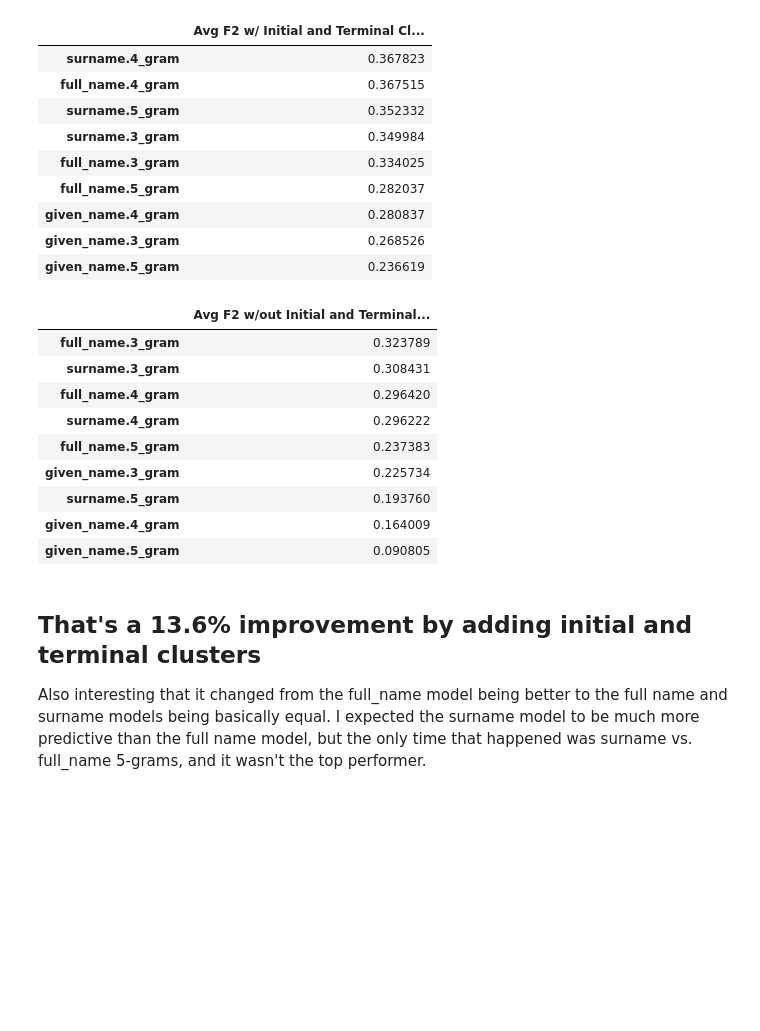
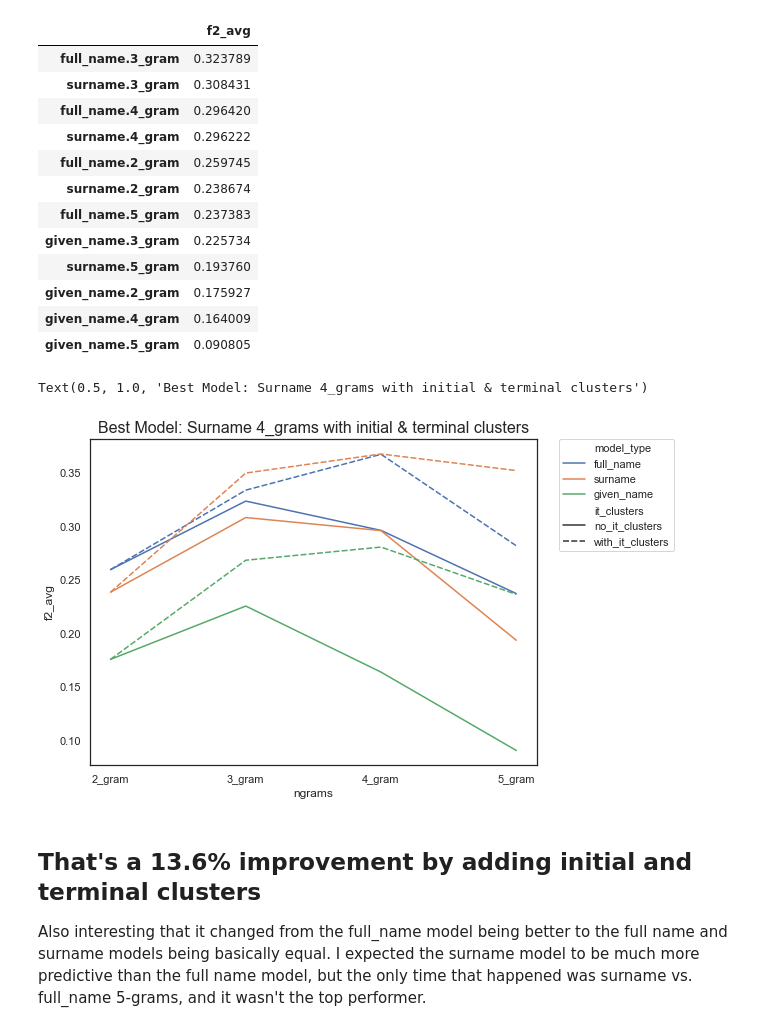
Before and after one commit to EricPostMaster/Are-You-Irish-Classifier, a Jupyter notebook: irish_name_model_maker.ipynb, the cells around one changed output. Saved outputs shown, nothing was run; the diff lists cells and outputs as text; code cells hidden in the pictures; blank space fills up the shorter version.

Commit message:
Model performance comparison image

```diff
--- a/irish_name_model_maker.ipynb
+++ b/irish_name_model_maker.ipynb
@@ -56,7 +56,7 @@ def ngram_creator(term_list, n=3):
         i = str(i)
         i = re.sub('[^A-Za-z0-9]+', '', i) # Remove any punctuation, spaces, and special characters
         i = i.lower()
-        # i = "^"+i+"$"  # Add initial and terminal clusters
+        i = "^"+i+"$"  # Add initial and terminal clusters
         word_grams = []
         gram_string = ""
         for j in range(gram_length,100):
@@ -156,7 +156,7 @@ def summarize_model(df, target, model_type, n):
 
     return model_summary_dict
 # %%
-n_length = [3,4,5]
+n_length = [2,3,4,5]
 name_types = ['full_name', 'given_name', 'surname']
 
 all_model_results = {}
@@ -203,34 +223,20 @@ print(model_type_f2_dict)
 # %%
 df_f2 = (pd.json_normalize(model_type_f2_dict)
         .T
         .sort_values(by=0, ascending=False)
-        .rename(columns={0:'Avg F2 w/ Initial and Terminal Clusters'}))
+        .rename(columns={0:'f2_avg'}))
 df_f2
 # %% [output]
-|  | Avg F2 w/ Initial and Terminal Cl... |
-| surname.4_gram | 0.367823 |
-| full_name.4_gram | 0.367515 |
-| surname.5_gram | 0.352332 |
-| surname.3_gram | 0.349984 |
-| full_name.3_gram | 0.334025 |
-| full_name.5_gram | 0.282037 |
-| given_name.4_gram | 0.280837 |
-| given_name.3_gram | 0.268526 |
-| given_name.5_gram | 0.236619 |
+|  | f2_avg |
+| full_name.3_gram | 0.323789 |
+| surname.3_gram | 0.308431 |
+| full_name.4_gram | 0.296420 |
+| surname.4_gram | 0.296222 |
+| full_name.2_gram | 0.259745 |
+| surname.2_gram | 0.238674 |
+| full_name.5_gram | 0.237383 |
+| given_name.3_gram | 0.225734 |
+| surname.5_gram | 0.193760 |
+| given_name.2_gram | 0.175927 |
+| given_name.4_gram | 0.164009 |
+| given_name.5_gram | 0.090805 |
-# %%
-df_f2 = (pd.json_normalize(model_type_f2_dict)
-        .T
-        .sort_values(by=0, ascending=False)
-        .rename(columns={0:'Avg F2 w/out Initial and Terminal Clusters'}))
-df_f2
-# %% [output]
-|  | Avg F2 w/out Initial and Terminal... |
-| full_name.3_gram | 0.323789 |
-| surname.3_gram | 0.308431 |
-| full_name.4_gram | 0.296420 |
-| surname.4_gram | 0.296222 |
-| full_name.5_gram | 0.237383 |
-| given_name.3_gram | 0.225734 |
-| surname.5_gram | 0.193760 |
-| given_name.4_gram | 0.164009 |
-| given_name.5_gram | 0.090805 |
@@ -237,3 +262,22 @@ df_f2
+# %%
+import seaborn as sns
+import matplotlib.pyplot as plt
+
+sns.set(rc={'figure.figsize':(8,6)})
+sns.set_style("white")
+
+ax = sns.lineplot(data=murph_all
+            ,x='ngrams'
+            ,y='f2_avg'
+            ,hue='model_type'
+            ,style='it_clusters'
+            ,sort=True
+            )
+plt.legend(bbox_to_anchor=(1.05, 1), loc='upper left', borderaxespad=0)
+plt.title('Best Model: Surname 4_grams with initial & terminal clusters', fontsize=16)
+# %% [output]
+Text(0.5, 1.0, 'Best Model: Surname 4_grams with initial & terminal clusters')
+[figure, added]
 # %% [markdown]
 ## That's a 13.6% improvement by adding initial and terminal clusters
 Also interesting that it changed from the full_name model being better to the full name and surname models being basically equal.
```
Also changed, not shown: parts of 6 cells of this notebook, 1 other file.
